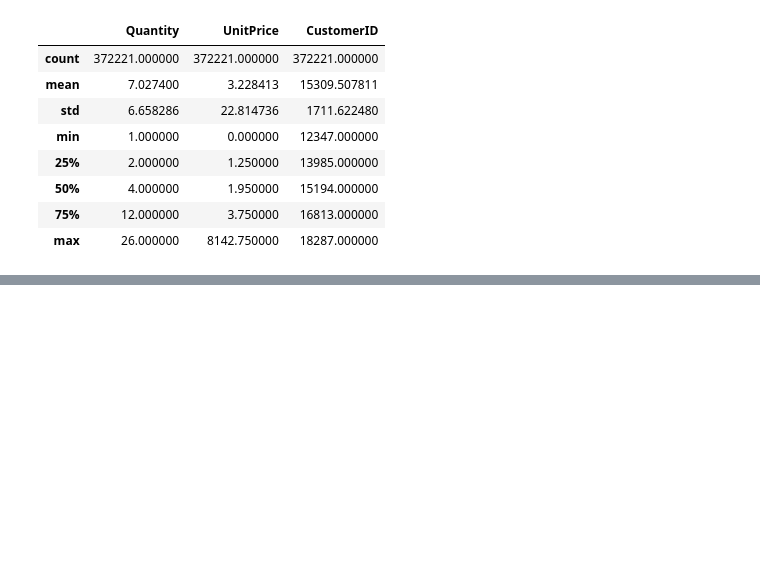
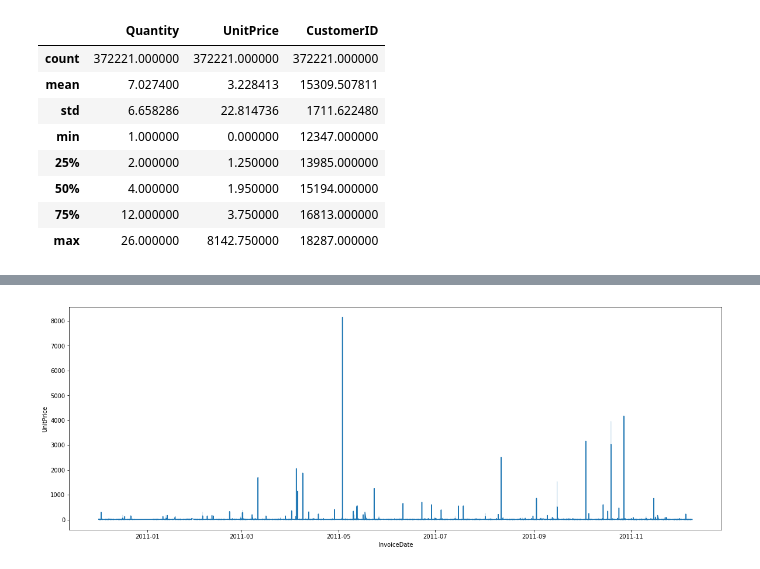
Before and after one commit to anugyaram/Online-Retail-Exploratory-Data-Analysis, a Jupyter notebook: Online-Retail-Exploratory-Data-Analysis.ipynb, the cells around one changed output, grey strips where cells are left out. Cells and saved outputs as stored; diff of their text form; code cells hidden in the pictures; blank space fills up the shorter version.

```diff
--- a/Online-Retail-Exploratory-Data-Analysis.ipynb
+++ b/Online-Retail-Exploratory-Data-Analysis.ipynb
@@ -208,0 +218,9 @@ new_df.describe()
+# %%
+fig, ax = plt.subplots(figsize=(20, 7))
+
+# drawing the plot
+sns.lineplot(x="InvoiceDate", y="UnitPrice",
+             data=new_df, ax = ax)
+plt.show()
+# %% [output]
+[figure, added]
```
Also changed, not shown: parts of 4 cells of this notebook.
